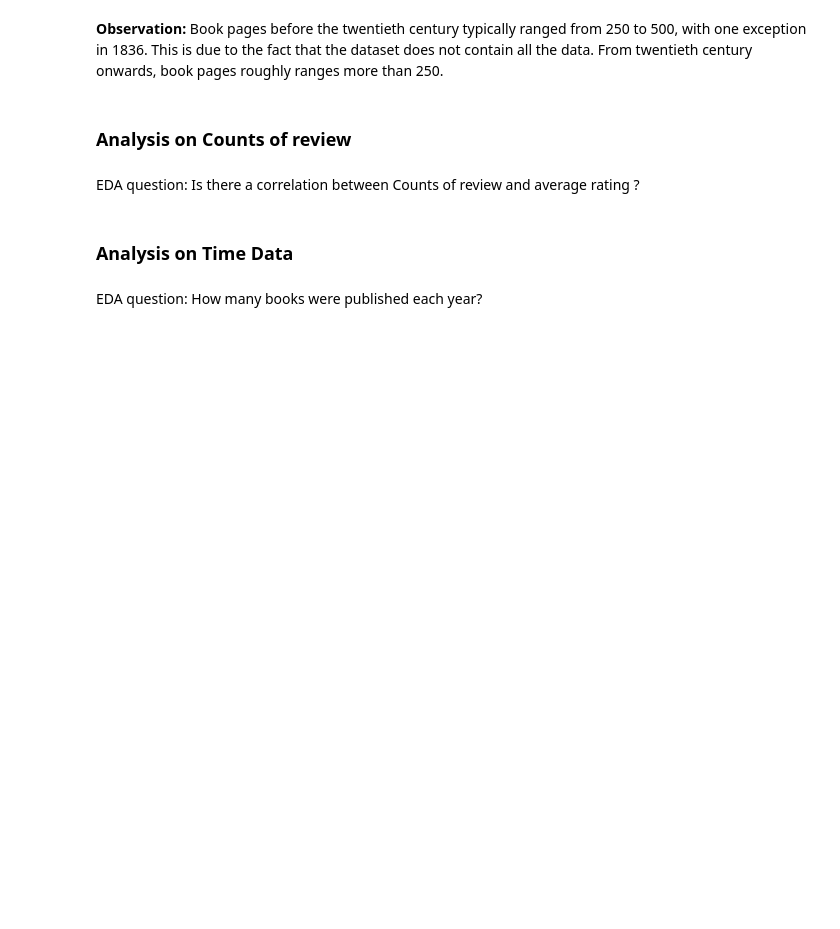
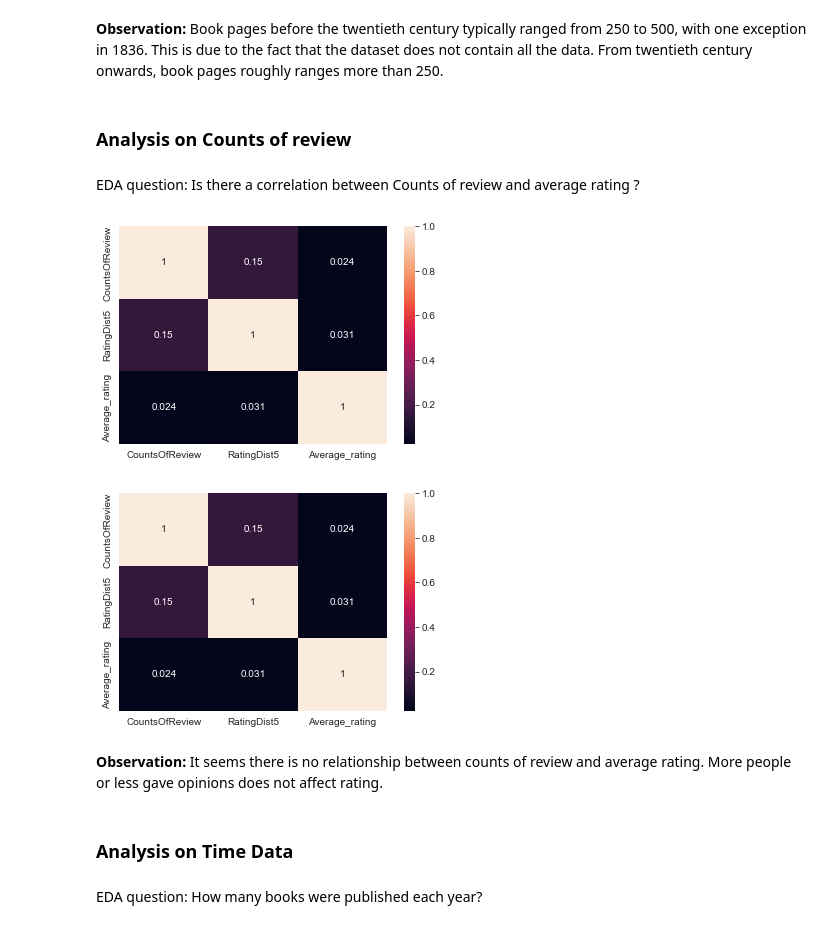
Before and after one commit to raydiwill/goodreads-portfolio, a Jupyter notebook: EDA.ipynb, the cells around one changed output. Saved outputs shown, nothing was run; the diff lists cells and outputs as text; code cells hidden in the pictures; blank space fills up the shorter version.

```diff
--- a/EDA.ipynb
+++ b/EDA.ipynb
@@ -704,6 +758,17 @@ sns.barplot(x=yearly_books_pages.index, y=yearly_books_pages.values).set_xtickla
 ### Analysis on Counts of review
 # %% [markdown]
 EDA question: Is there a correlation between Counts of review and average rating ?
+# %%
+reviewC_avgR = book_df[["CountsOfReview", "RatingDist5", "Average_rating"]]
+corrMatr_2 = reviewC_avgR.corr()
+
+sns.heatmap(corrMatr_2, annot=True)
+plt.show()
+# %% [output]
+[figure, added]
+[figure, added]
+# %% [markdown]
+**Observation:** It seems there is no relationship between counts of review and average rating. More people or less gave opinions does not affect rating.
 # %% [markdown]
 ### Analysis on Time Data
 # %% [markdown]
```
Also changed, not shown: parts of 6 cells of this notebook.
